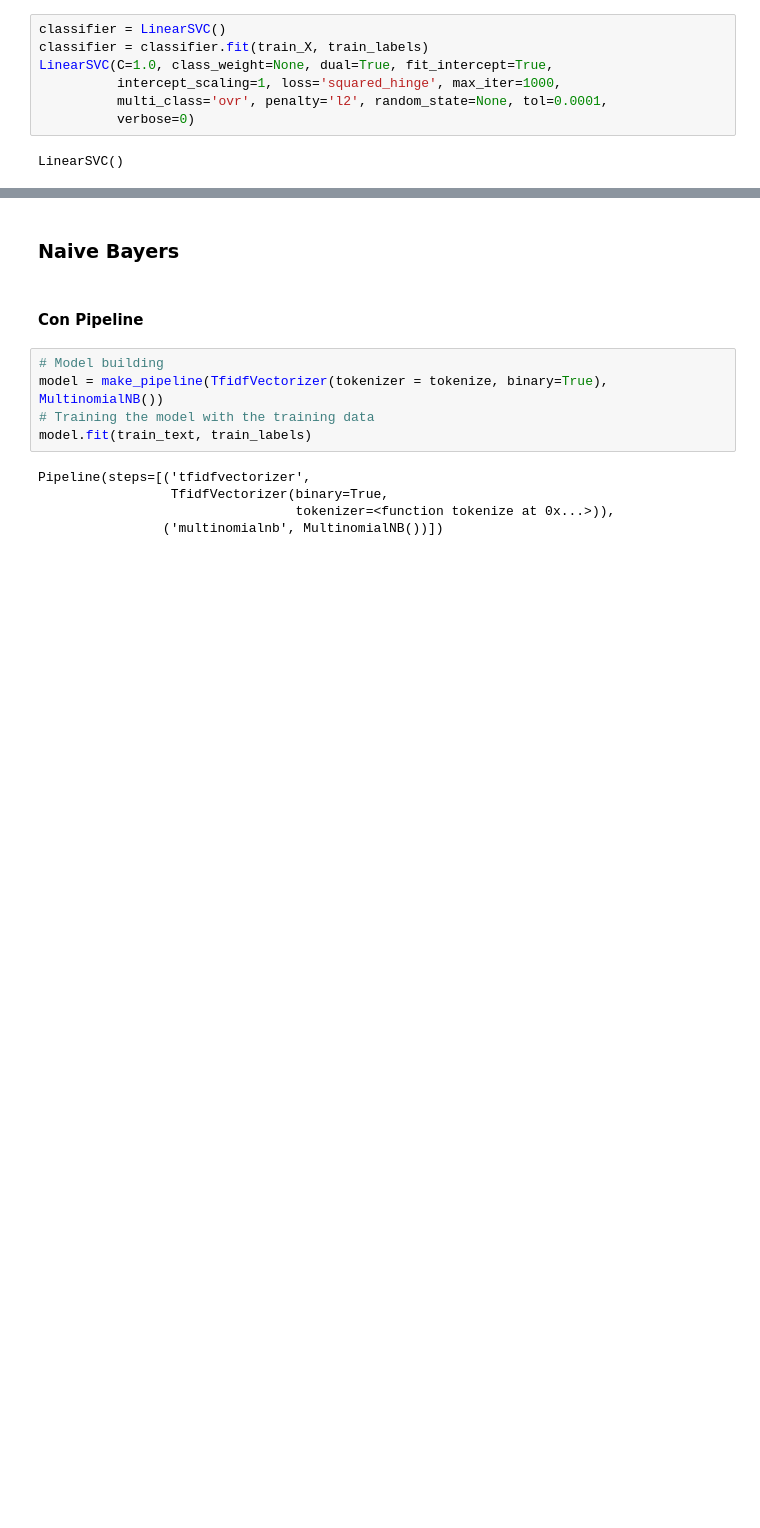
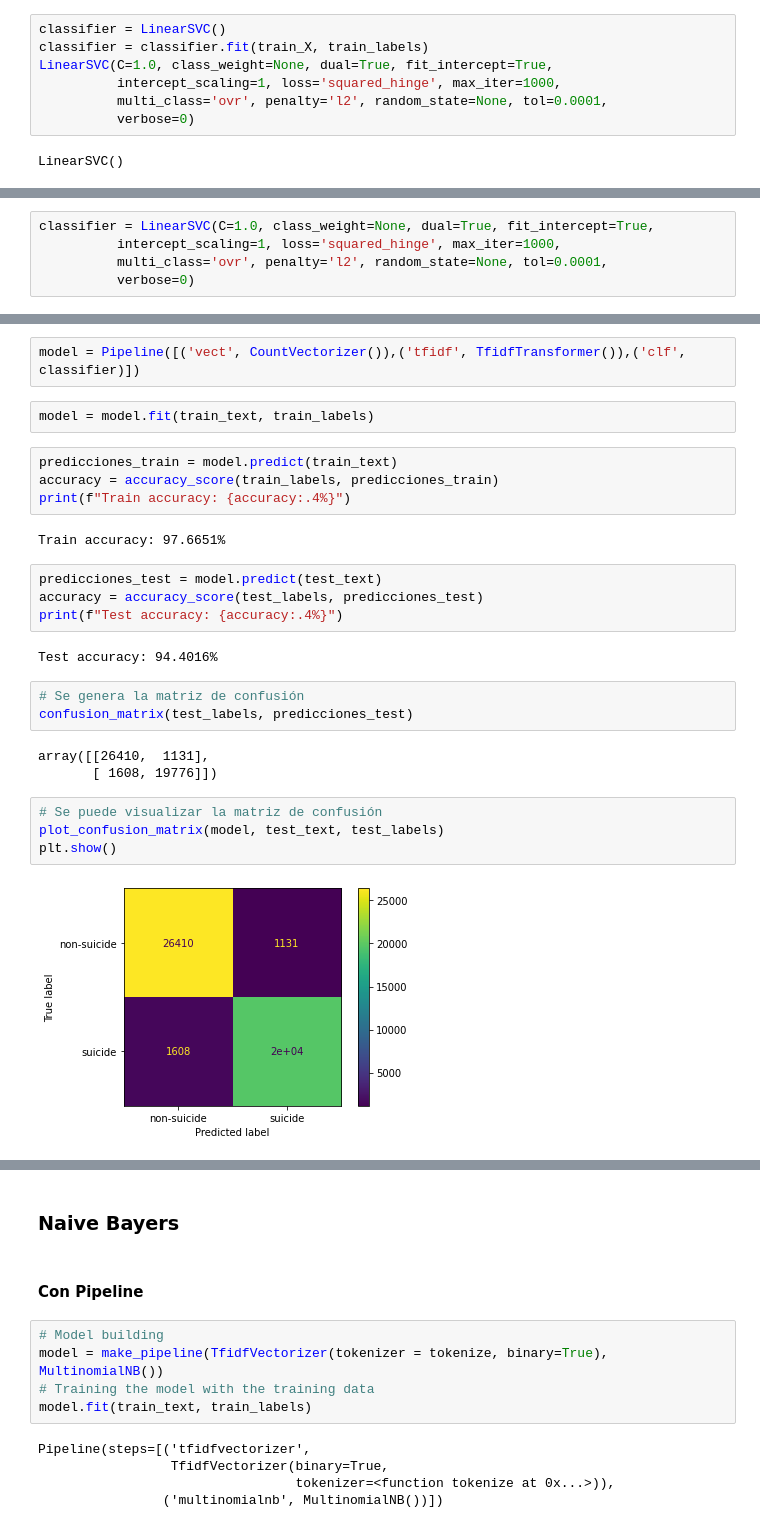
Before and after one commit to BI-G15/Proyecto1-2, a Jupyter notebook: Proyecto.ipynb, the cells around one changed output, grey strips where cells are left out. Cells and saved outputs as stored; diff of their text form; blank space fills up the shorter version.

```diff
--- a/Proyecto.ipynb
+++ b/Proyecto.ipynb
@@ -391,0 +401,5 @@ Exactitud: 0.9349
+# %%
+classifier = LinearSVC(C=1.0, class_weight=None, dual=True, fit_intercept=True,
+          intercept_scaling=1, loss='squared_hinge', max_iter=1000,
+          multi_class='ovr', penalty='l2', random_state=None, tol=0.0001,
+          verbose=0)
@@ -391,0 +455,28 @@ Exactitud: 0.9349
+# %%
+model = Pipeline([('vect', CountVectorizer()),('tfidf', TfidfTransformer()),('clf', classifier)])
+# %%
+model = model.fit(train_text, train_labels)
+# %%
+predicciones_train = model.predict(train_text)
+accuracy = accuracy_score(train_labels, predicciones_train)
+print(f"Train accuracy: {accuracy:.4%}")
+# %% [output]
+Train accuracy: 97.6651%
+# %%
+predicciones_test = model.predict(test_text)
+accuracy = accuracy_score(test_labels, predicciones_test)
+print(f"Test accuracy: {accuracy:.4%}")
+# %% [output]
+Test accuracy: 94.4016%
+# %%
+# Se genera la matriz de confusión
+confusion_matrix(test_labels, predicciones_test)
+# %% [output]
+array([[26410,  1131],
+       [ 1608, 19776]])
+# %%
+# Se puede visualizar la matriz de confusión
+plot_confusion_matrix(model, test_text, test_labels)
+plt.show()
+# %% [output]
+[figure, added]
```
Also changed, not shown: parts of 17 cells of this notebook, 9 other files.
